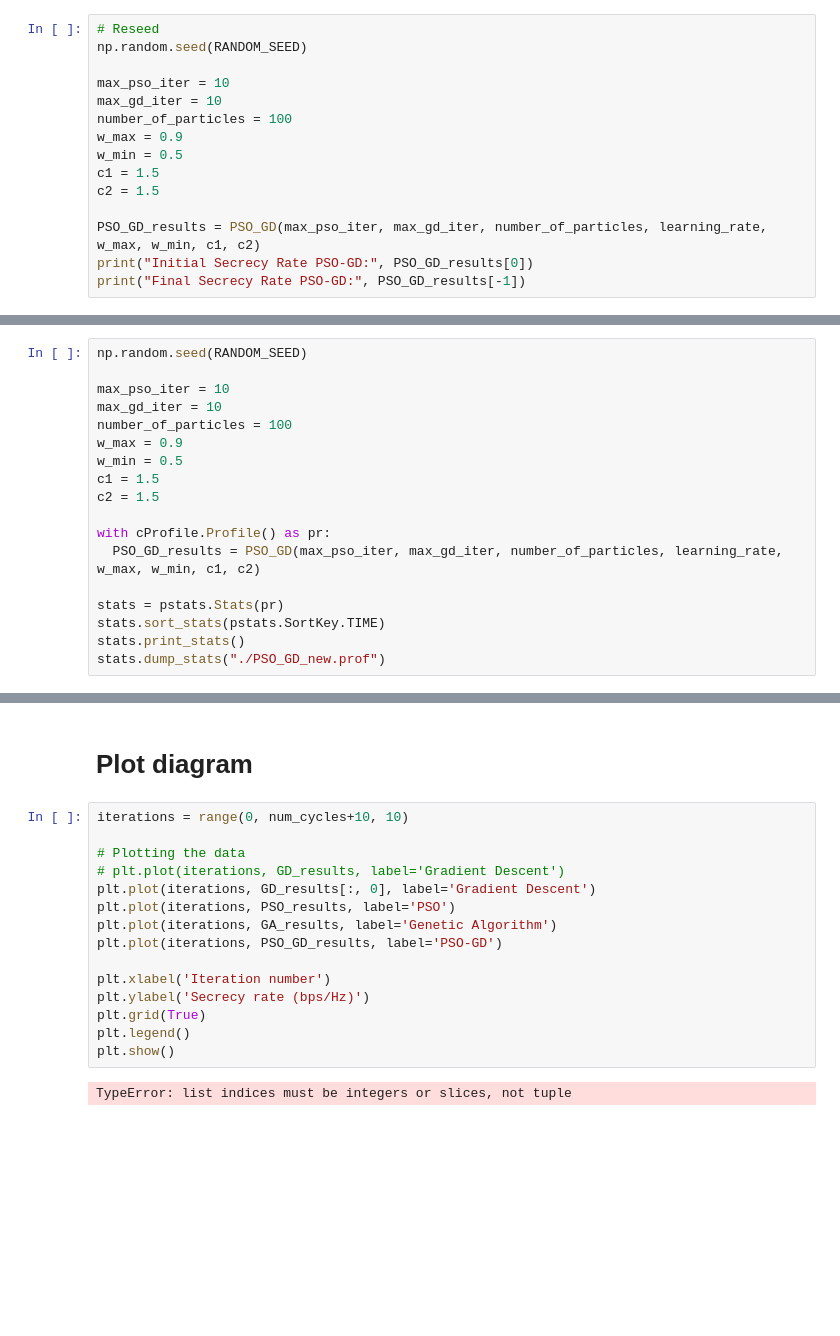
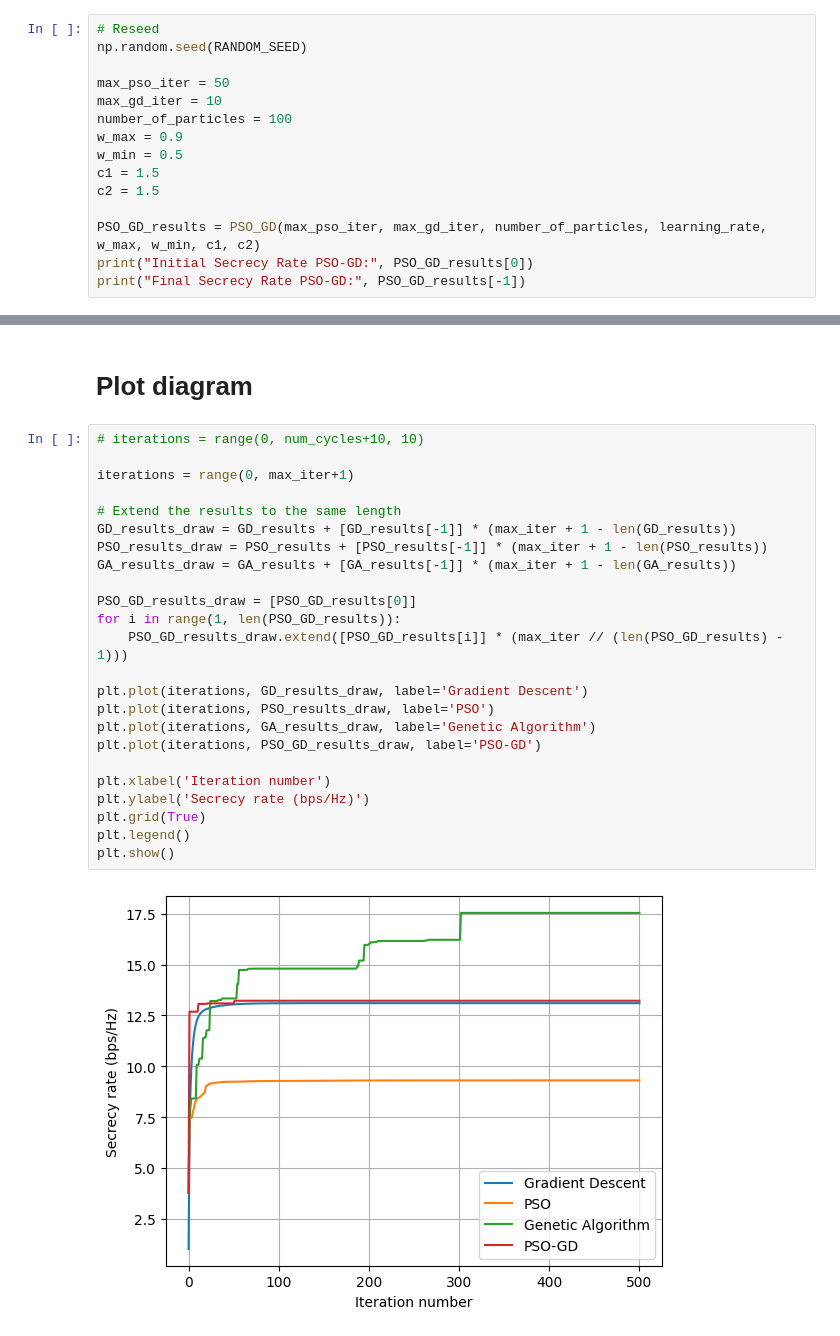
Before and after one commit to anhvuleduc/RIS-assisted-secrecy-rate, a Jupyter notebook: my_version.ipynb, the cells around one changed output, grey strips where cells are left out. Cells and saved outputs as stored; diff of their text form; blank space fills up the shorter version.

```diff
--- a/my_version.ipynb
+++ b/my_version.ipynb
@@ -576,7 +578,7 @@ def PSO_GD(max_pso_iter, max_gd_iter, number_of_particles, learning_rate, w_max,
 # Reseed
 np.random.seed(RANDOM_SEED)
 
-max_pso_iter = 10
+max_pso_iter = 50
 max_gd_iter = 10
 number_of_particles = 100
 w_max = 0.9
@@ -593,18 +594,0 @@ Final Secrecy Rate PSO-GD: 13.222333850552175
-# %%
-np.random.seed(RANDOM_SEED)
-
-max_pso_iter = 10
-max_gd_iter = 10
-number_of_particles = 100
-w_max = 0.9
-w_min = 0.5
-c1 = 1.5
-c2 = 1.5
-
-with cProfile.Profile() as pr:
-  PSO_GD_results = PSO_GD(max_pso_iter, max_gd_iter, number_of_particles, learning_rate, w_max, w_min, c1, c2)
-
-stats = pstats.Stats(pr)
-stats.sort_stats(pstats.SortKey.TIME)
-stats.print_stats()
-stats.dump_stats("./PSO_GD_new.prof")
@@ -629,22 +595,31 @@ stats.dump_stats("./PSO_GD_new.prof")
 # %% [markdown]
 # Plot diagram
 # %%
-iterations = range(0, num_cycles+10, 10)
+# iterations = range(0, num_cycles+10, 10)
 
-# Plotting the data
-# plt.plot(iterations, GD_results, label='Gradient Descent')
-plt.plot(iterations, GD_results[:, 0], label='Gradient Descent')
-plt.plot(iterations, PSO_results, label='PSO')
-plt.plot(iterations, GA_results, label='Genetic Algorithm')
-plt.plot(iterations, PSO_GD_results, label='PSO-GD')
+iterations = range(0, max_iter+1)
+
+# Extend the results to the same length
+GD_results_draw = GD_results + [GD_results[-1]] * (max_iter + 1 - len(GD_results))
+PSO_results_draw = PSO_results + [PSO_results[-1]] * (max_iter + 1 - len(PSO_results))
+GA_results_draw = GA_results + [GA_results[-1]] * (max_iter + 1 - len(GA_results))
+
+PSO_GD_results_draw = [PSO_GD_results[0]]
+for i in range(1, len(PSO_GD_results)):
+    PSO_GD_results_draw.extend([PSO_GD_results[i]] * (max_iter // (len(PSO_GD_results) - 1)))
+
+plt.plot(iterations, GD_results_draw, label='Gradient Descent')
+plt.plot(iterations, PSO_results_draw, label='PSO')
+plt.plot(iterations, GA_results_draw, label='Genetic Algorithm')
+plt.plot(iterations, PSO_GD_results_draw, label='PSO-GD')
 
 plt.xlabel('Iteration number')
 plt.ylabel('Secrecy rate (bps/Hz)')
 plt.grid(True)
 plt.legend()
 plt.show()
 # %% [output]
-TypeError: list indices must be integers or slices, not tuple
+[figure, added]
 # %%
 # Best results of each methods
 print("Best Secrecy Rate GD:", max(GD_results))
```
Also changed, not shown: parts of 7 cells of this notebook.
